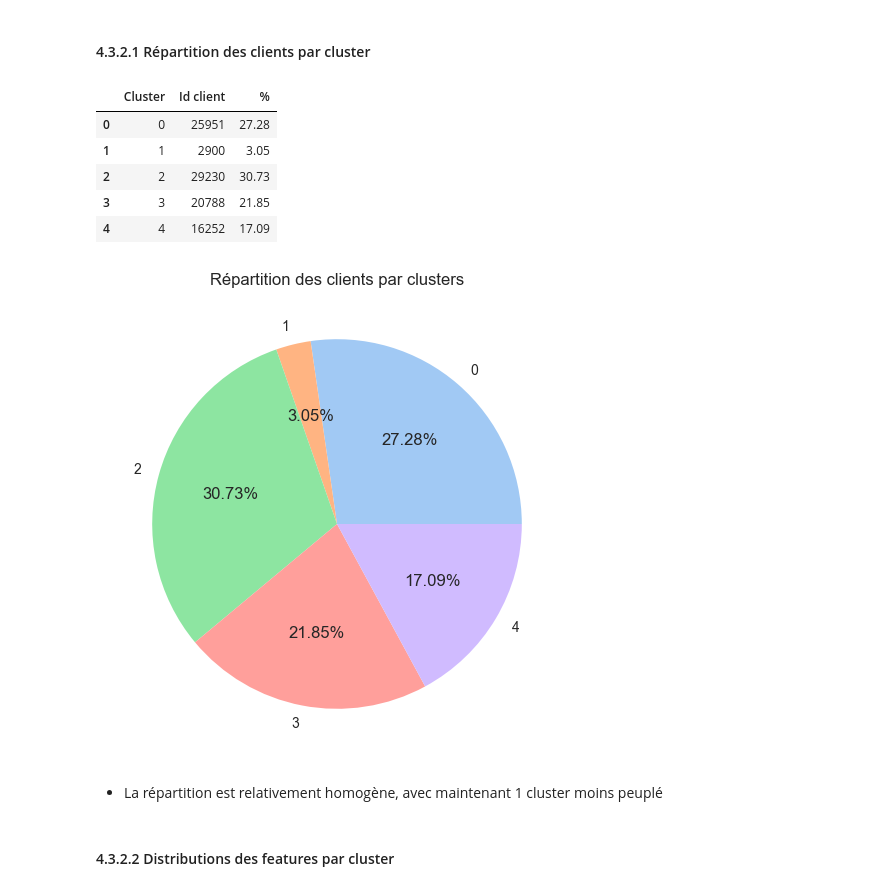
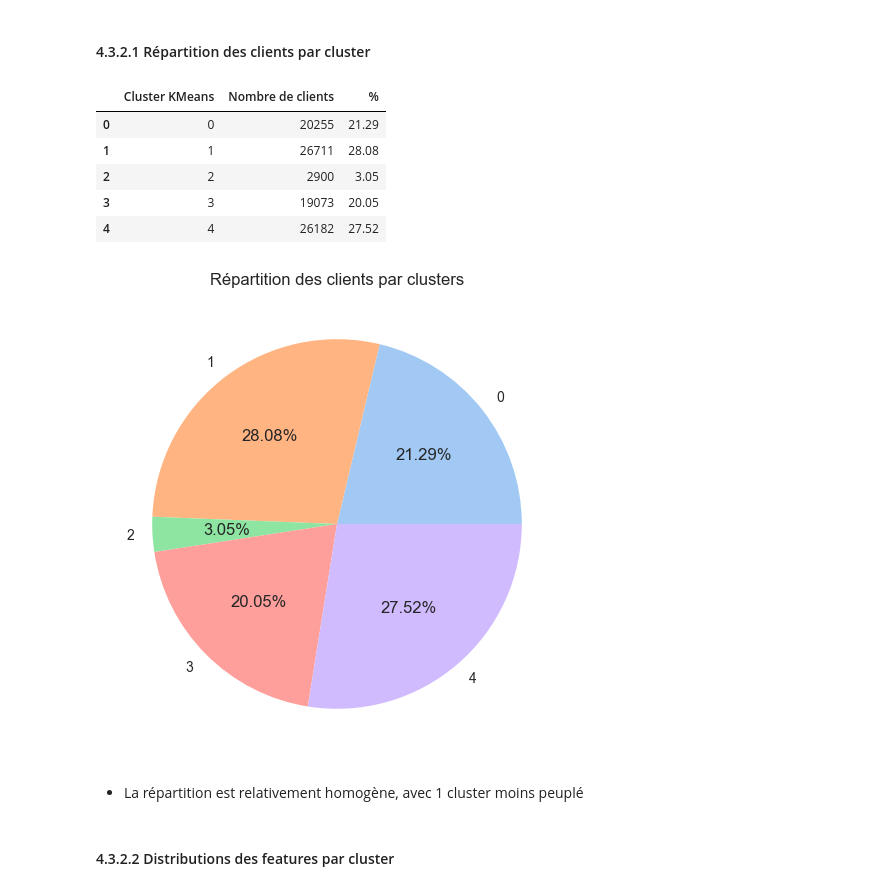
Before and after one commit to Christophe-Aballea/OC_projet5_Segmentez_des_clients_d_un_site_ecommerce, a Jupyter notebook: P05_Notebook3_Tests_modeles_clustering.ipynb, the cells around one changed output. Cells and saved outputs as stored; diff of their text form; code cells hidden in the pictures.

```diff
--- a/P05_Notebook3_Tests_modeles_clustering.ipynb
+++ b/P05_Notebook3_Tests_modeles_clustering.ipynb
@@ -658,7 +664,5 @@ boxplots = df_features.boxplot(column=['Récence', 'Fréquence', 'Montant'], by=
 # %%
-X = df_features[['Récence', 'Fréquence', 'Montant']]
-
-for k in (4, 5, 6, 8):
-    df_features['Cluster'] = fit_kmeans(X, k, random_state=0)
-    boxplots = df_features.boxplot(column='Montant', by='Cluster', grid=True, figsize=(6, 10), layout=(3, 1))
+for k in (3, 4, 5):
+    df_features['Cluster KMeans'] = fit_kmeans(X, k, random_state=0)
+    boxplots = df_features.boxplot(column=['Récence_minmax', 'Fréquence_minmax', 'Montant_log_minmax'], by='Cluster KMeans', grid=True, figsize=(6, 10), layout=(3, 1))
 # %% [output]
@@ -673,8 +676,7 @@ for k in (4, 5, 6, 8):
 # 4 Troisième test KMeans - Feature `Montant` normalisée via QuantileTransformer
 # %%
 # Chargement du nouveau dataset
-df_features = pd.read_csv('df_features_2.csv')
-df_features['Montant'] = df_features['Montant_qt']
+X = df_features[['Récence_minmax', 'Fréquence_minmax', 'Montant_qt']]
 # %% [markdown]
 ## 4.1 Détermination du nombre optimal de clusters
 # %% [markdown]
@@ -718,7 +719,7 @@ plot_kelbowvisualizer_kmeans(random_state=0, k=(3, 11), metric='calinski_harabas
 ## 4.2 Entrainement du modèle - 4 clusters
 # %%
 # Entrainement du modèle et ajout des labels de clusters à 'df_features'
-df_features['Cluster'] = fit_kmeans(X, 4, random_state=0)
+df_features['Cluster KMeans'] = fit_kmeans(X, 4, random_state=0)
 # %% [markdown]
 ### 4.2.1 Affichage des résultats
 # %%
@@ -779,7 +770,7 @@ boxplots = df_features.boxplot(column=['Récence', 'Fréquence', 'Montant'], by=
 # %%
 # Entrainement du modèle et ajout des labels de clusters à 'df_features'
 k = 5
-df_features['Cluster'] = fit_kmeans(X, 5, random_state=0)
+df_features['Cluster KMeans'] = fit_kmeans(X, k, random_state=0)
 # %% [markdown]
 ### 4.3.1 Affichage des résultats
 # %%
@@ -804,29 +795,18 @@ display(df_features)
 # %% [markdown]
 #### 4.3.2.1 Répartition des clients par cluster
 # %%
-# Nombre de clients par clusters
-df_number_of_customers_by_clusters = df_features.groupby('Cluster')['Id client'].count().reset_index()
-
-# Ajout pourcentages
-number_of_customers = df_features.shape[0]
-df_number_of_customers_by_clusters['%'] = round((df_number_of_customers_by_clusters['Id client'] / number_of_customers) * 100, 2)
-display(df_number_of_customers_by_clusters)
-
-# Graphique de répartition
-colors = sns.color_palette('pastel')[0:5]
-plt.title('Répartition des clients par clusters')
-plt.pie(df_number_of_customers_by_clusters['Id client'], labels=df_number_of_customers_by_clusters['Cluster'], colors = colors, autopct='%.2f%%')
-plt.show()
+# Répartition des clients par cluster
+display_customer_distribution_by_cluster(df_features, 'Client', 'Cluster KMeans')
 # %% [output]
-|  | Cluster | Id client | % |
-| 0 | 0 | 25951 | 27.28 |
-| 1 | 1 | 2900 | 3.05 |
-| 2 | 2 | 29230 | 30.73 |
-| 3 | 3 | 20788 | 21.85 |
-| 4 | 4 | 16252 | 17.09 |
+|  | Cluster KMeans | Nombre de clients | % |
+| 0 | 0 | 20255 | 21.29 |
+| 1 | 1 | 26711 | 28.08 |
+| 2 | 2 | 2900 | 3.05 |
+| 3 | 3 | 19073 | 20.05 |
+| 4 | 4 | 26182 | 27.52 |
-[figure, old version]
+[figure, new version]
 # %% [markdown]
-* La répartition est relativement homogène, avec maintenant 1 cluster moins peuplé
+* La répartition est relativement homogène, avec 1 cluster moins peuplé
 # %% [markdown]
 #### 4.3.2.2 Distributions des features par cluster
 # %%
```
Also changed, not shown: parts of 286 cells of this notebook, 1 other file.
